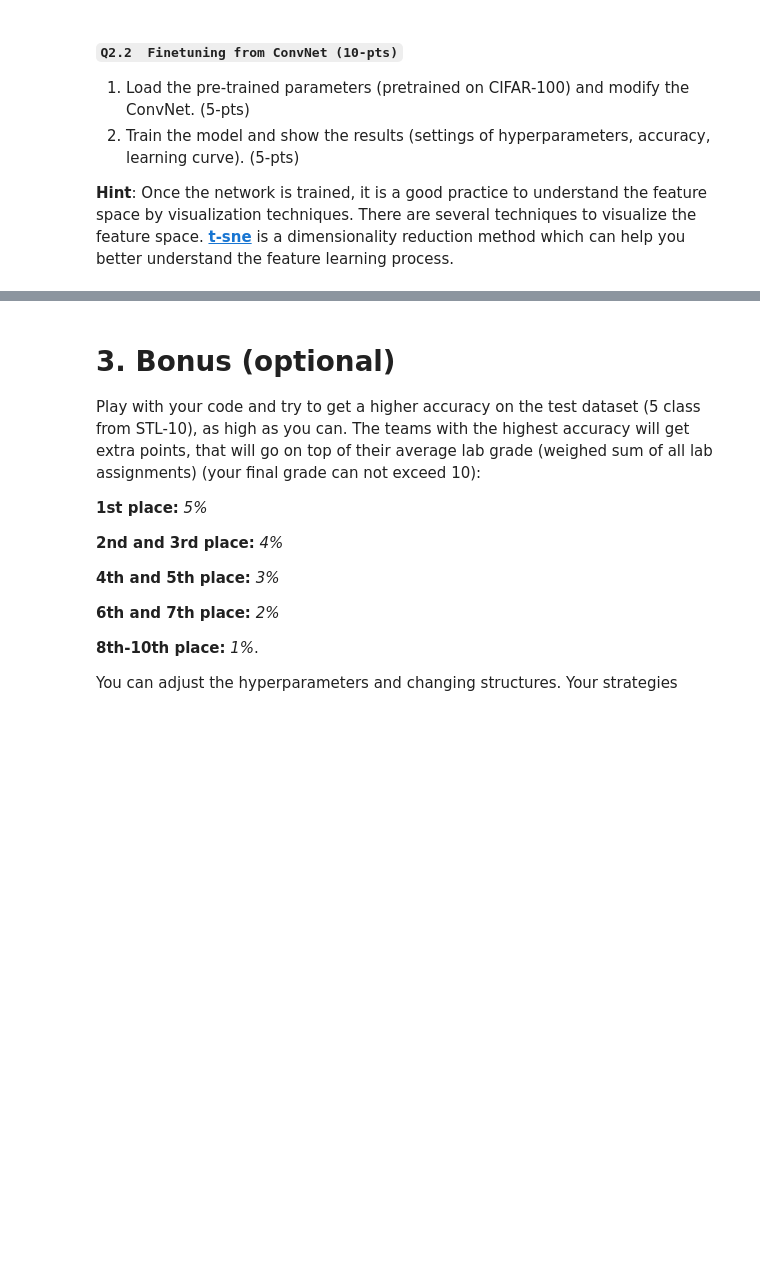
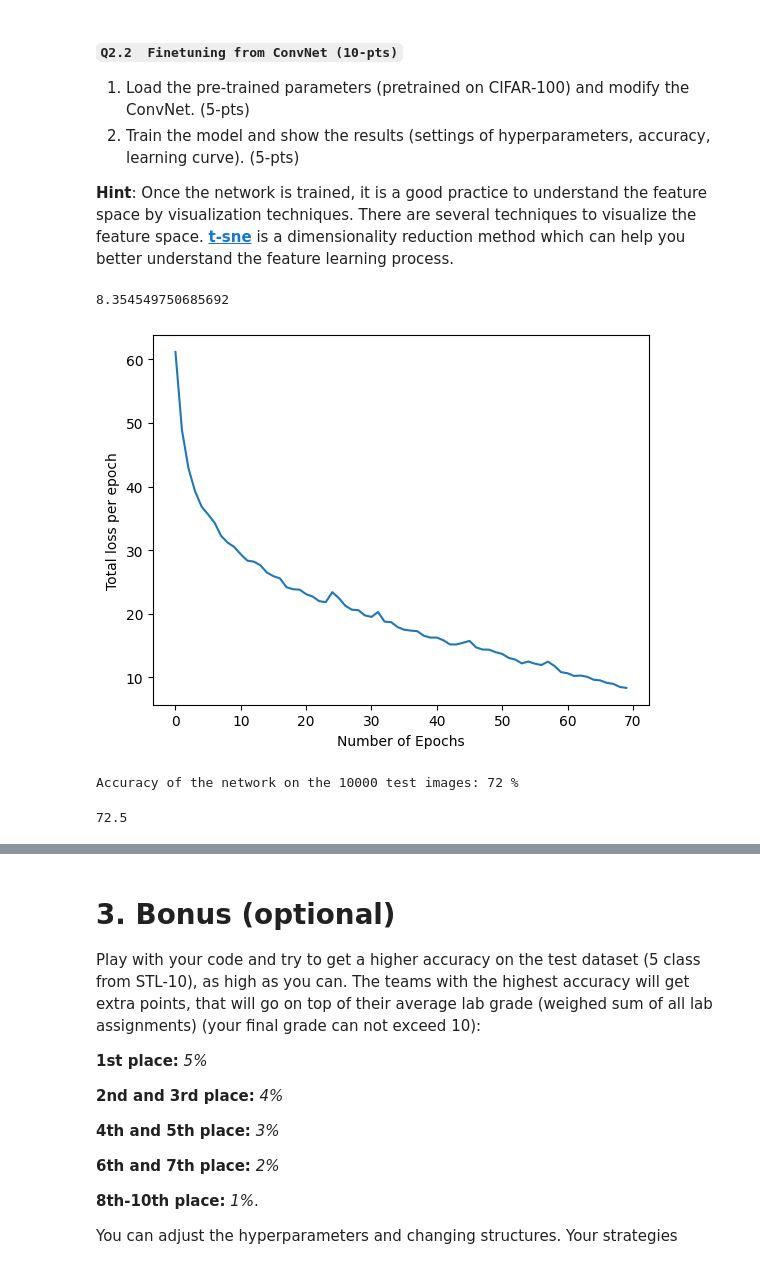
Before and after one commit to nordinbelkacemi/cv1-lab1, a Jupyter notebook: CNN Project/15096157_13740512_12556963_part2.ipynb, the cells around one changed output, grey strips where cells are left out. Cells and saved outputs as stored; diff of their text form; code cells hidden in the pictures; blank space fills up the shorter version.

Commit message:
STL Data

```diff
--- a/CNN Project/15096157_13740512_12556963_part2.ipynb
+++ b/CNN Project/15096157_13740512_12556963_part2.ipynb
@@ -651,8 +653,12 @@ In this Section, download STL-10 and extract 5 classes from STL-10 training data
 # %%
 class STL10_Dataset(Dataset):
     def __init__(self, root, train=True, transform=None):
-        self.unf_images = read_all_images(root+"/stl10_binary/train_X.bin")
-        self.unf_labels = read_labels(root+"/stl10_binary/train_y.bin")
+        if train:
+            self.unf_images = read_all_images(root+"/stl10_binary/train_X.bin")
+            self.unf_labels = read_labels(root+"/stl10_binary/train_y.bin")
+        else:
+            self.unf_images = read_all_images(root+"/stl10_binary/test_X.bin")
+            self.unf_labels = read_labels(root+"/stl10_binary/test_y.bin")
 
         self.images = []
         self.labels = []
@@ -683,13 +689,21 @@ You should load the pre-trained parameters and modify the output layer of pre-tr
 
 **Hint**:  Once the network is trained, it is a good practice to understand the feature space by visualization techniques. There are several techniques to visualize the feature space. [**t-sne**](https://lvdmaaten.github.io/tsne/) is a dimensionality reduction method which can help you better understand the feature learning process.
 # %%
-convnet_cifar = torch.load("./convnet/model16")
+convnet_cifar = torch.load("./convnet/model0.001_0.9_70")
 convnet_cifar.fc3 = nn.Linear(84, 5)
 
 transform_stl_train = transforms.Compose([transforms.ToTensor(),
                                         transforms.Resize((32,32)),
                                         transforms.Normalize((0.5, 0.5, 0.5), (0.5, 0.5, 0.5))])
 stl_data = STL10_Dataset(DATA_DIR, transform=transform_stl_train)
+stl_valid_data = STL10_Dataset(DATA_DIR, train=False, transform=transform_stl_train)
 stl_dataloader = DataLoader(stl_data, batch_size=64, shuffle=True, num_workers=0)
+stl_valid_dataloader = DataLoader(stl_valid_data, batch_size=64, shuffle=True, num_workers=0)
 # %%
-train(convnet_cifar, stl_dataloader, 20, folder="./convnet_stl")
+train(convnet_cifar, stl_dataloader, 70, folder="./convnet_stl")
+valid(convnet_cifar, stl_valid_dataloader)
+# %% [output]
+8.354549750685692
+[figure, added]
+Accuracy of the network on the 10000 test images: 72 %
+72.5
```
Also changed, not shown: parts of 3 cells of this notebook.
